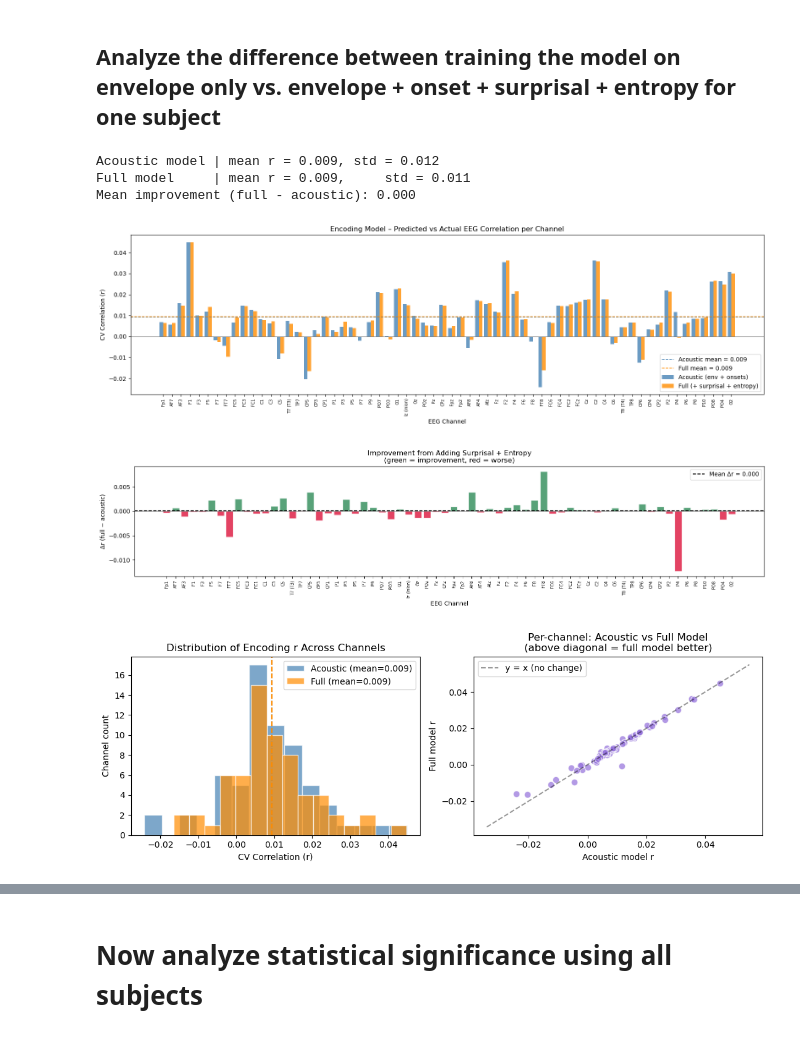
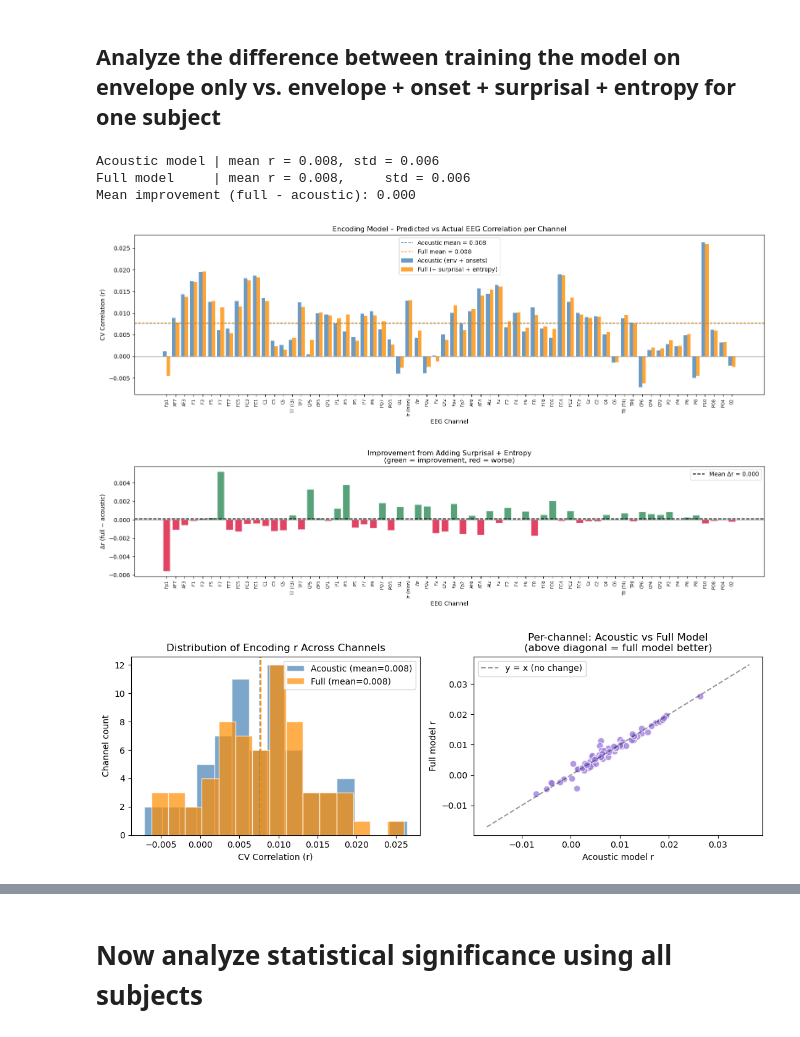
Before and after one commit to pereiraa10/musical-surprisal, a Jupyter notebook: TRF/avg_trf.ipynb, the cells around one changed output, grey strips where cells are left out. Saved outputs shown, nothing was run; the diff lists cells and outputs as text; code cells hidden in the pictures.

```diff
--- a/TRF/avg_trf.ipynb
+++ b/TRF/avg_trf.ipynb
@@ -664,8 +685,8 @@ import numpy as np
 import matplotlib.pyplot as plt
 
 # ── 1. Load both pickle files ─────────────────────────────────────────────────
-data_acoustic = eelbrain.load.unpickle("pickles/encoding_decoding/Sub19_['envelope', 'onsets']_all_data.pkl")
-data_full     = eelbrain.load.unpickle("pickles/encoding_decoding/Sub19_['envelope', 'onsets', 'surprisal', 'entropy']_all_data.pkl")
+data_acoustic = eelbrain.load.unpickle(f"pickles/encoding/Sub{subject_num}_['envelope', 'onsets']_all_data.pkl")
+data_full     = eelbrain.load.unpickle(f"pickles/encoding/Sub{subject_num}_['envelope', 'onsets', 'pitch_surprisal', 'pitch_entropy', 'onset_surprisal', 'onset_entropy']_all_data.pkl")
 
 trf_cv_acoustic = data_acoustic['trf_cv']
 trf_cv_full     = data_full['trf_cv']
@@ -727,38 +748,38 @@ plt.show()
 fig, axes = plt.subplots(1, 2, figsize=(11, 4))
 
 # Panel A: Overlapping histograms
 axes[0].hist(r_acoustic, bins=15, color='steelblue',  alpha=0.7,
              edgecolor='white', label=f'Acoustic (mean={r_acoustic.mean():.3f})')
 axes[0].hist(r_full,     bins=15, color='darkorange', alpha=0.7,
              edgecolor='white', label=f'Full (mean={r_full.mean():.3f})')
 axes[0].axvline(r_acoustic.mean(), color='steelblue',  linestyle='--', linewidth=1.5)
 axes[0].axvline(r_full.mean(),     color='darkorange', linestyle='--', linewidth=1.5)
 axes[0].set_xlabel('CV Correlation (r)')
 axes[0].set_ylabel('Channel count')
 axes[0].set_title('Distribution of Encoding r Across Channels')
 axes[0].legend()
 
 # Panel B: Scatter — acoustic r vs full r per channel
 axes[1].scatter(r_acoustic, r_full, color='mediumpurple', alpha=0.7,
                 edgecolors='white', s=60)
 lims = [min(r_acoustic.min(), r_full.min()) - 0.01,
         max(r_acoustic.max(), r_full.max()) + 0.01]
 axes[1].plot(lims, lims, 'k--', alpha=0.4, label='y = x (no change)')
 axes[1].set_xlabel('Acoustic model r')
 axes[1].set_ylabel('Full model r')
 axes[1].set_title('Per-channel: Acoustic vs Full Model\n(above diagonal = full model better)')
 axes[1].legend()
 
 plt.tight_layout()
 # plt.savefig('encoding_r_comparison.png', dpi=150)
 plt.show()
 # %% [output]
-Acoustic model | mean r = 0.009, std = 0.012
-Full model     | mean r = 0.009,     std = 0.011
+Acoustic model | mean r = 0.008, std = 0.006
+Full model     | mean r = 0.008,     std = 0.006
 Mean improvement (full - acoustic): 0.000
-[figure, old version]
+[figure, new version]
-[figure, old version]
+[figure, new version]
-[figure, old version]
+[figure, new version]
 # %%
 from scipy import stats
 
```
Also changed, not shown: parts of 11 cells of this notebook, 6 other files.
